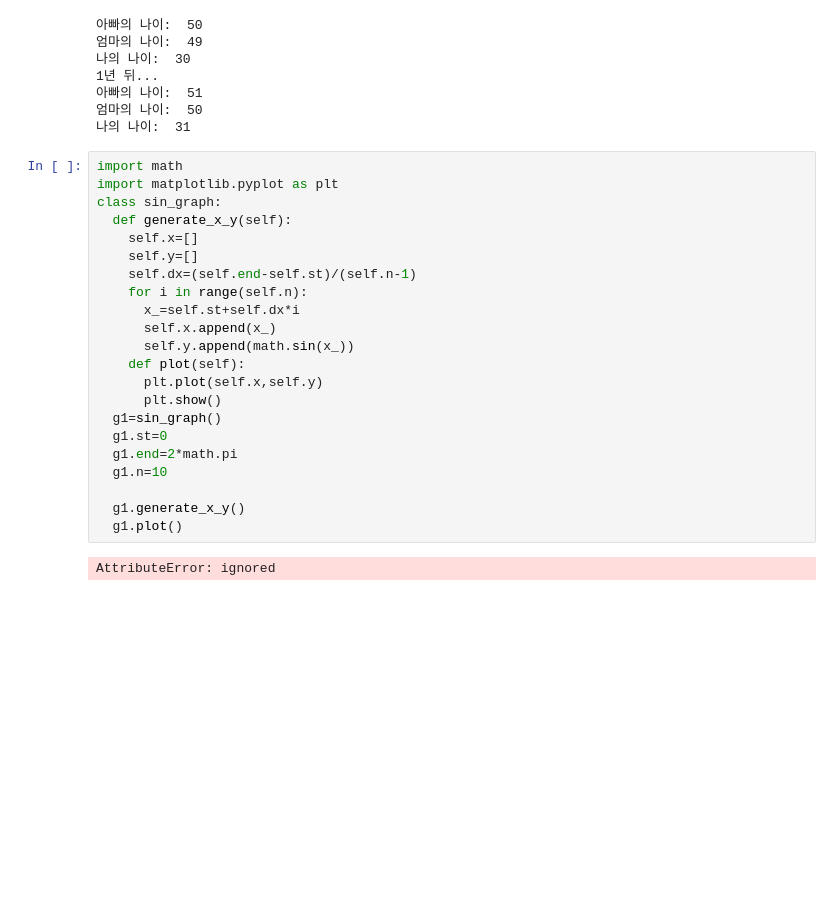
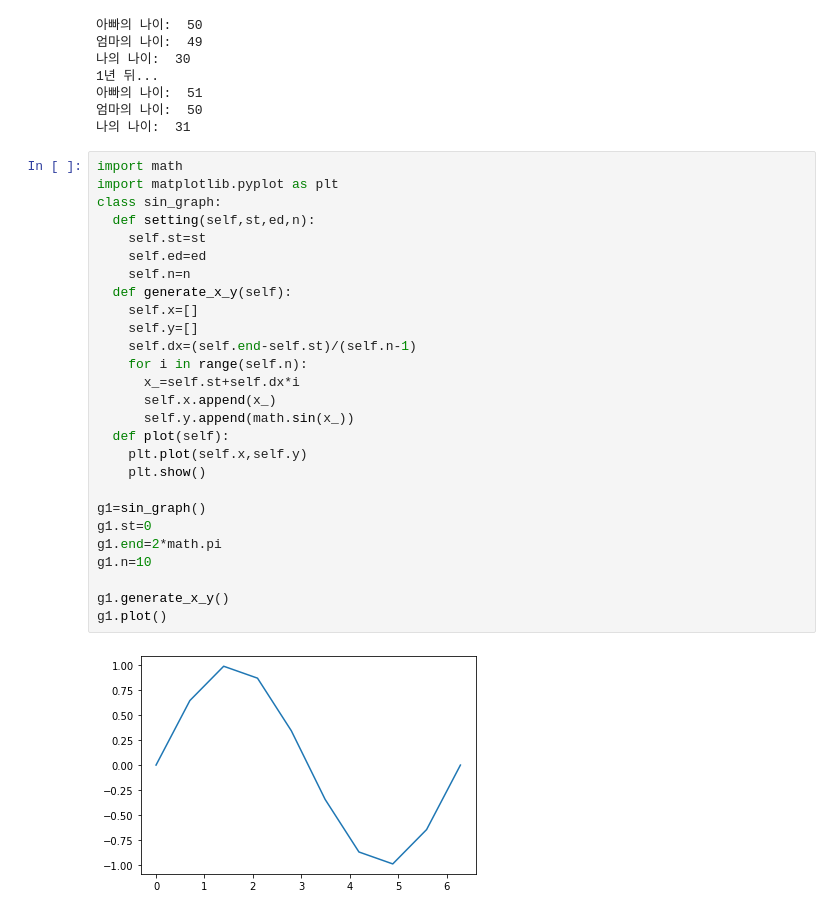
Before and after one commit to gksalsdn124/knu_bdna_2022, a Jupyter notebook: 한민우2강3강.ipynb, the cells around one changed output. Saved outputs shown, nothing was run; the diff lists cells and outputs as text; blank space fills up the shorter version.

```diff
--- a/한민우2강3강.ipynb
+++ b/한민우2강3강.ipynb
@@ -449,24 +449,29 @@ print("나의 나이: ", me.get_age())
 # %%
 import math
 import matplotlib.pyplot as plt
 class sin_graph:
+  def setting(self,st,ed,n):
+    self.st=st
+    self.ed=ed
+    self.n=n
   def generate_x_y(self):
     self.x=[]
     self.y=[]
     self.dx=(self.end-self.st)/(self.n-1)
     for i in range(self.n):
       x_=self.st+self.dx*i
       self.x.append(x_)
       self.y.append(math.sin(x_))
-    def plot(self):
-      plt.plot(self.x,self.y)
-      plt.show()
-  g1=sin_graph()
-  g1.st=0
-  g1.end=2*math.pi
-  g1.n=10
+  def plot(self):
+    plt.plot(self.x,self.y)
+    plt.show()
 
-  g1.generate_x_y()
-  g1.plot()
+g1=sin_graph()
+g1.st=0
+g1.end=2*math.pi
+g1.n=10
+
+g1.generate_x_y()
+g1.plot()
 # %% [output]
-AttributeError: ignored
+[figure, added]
```
